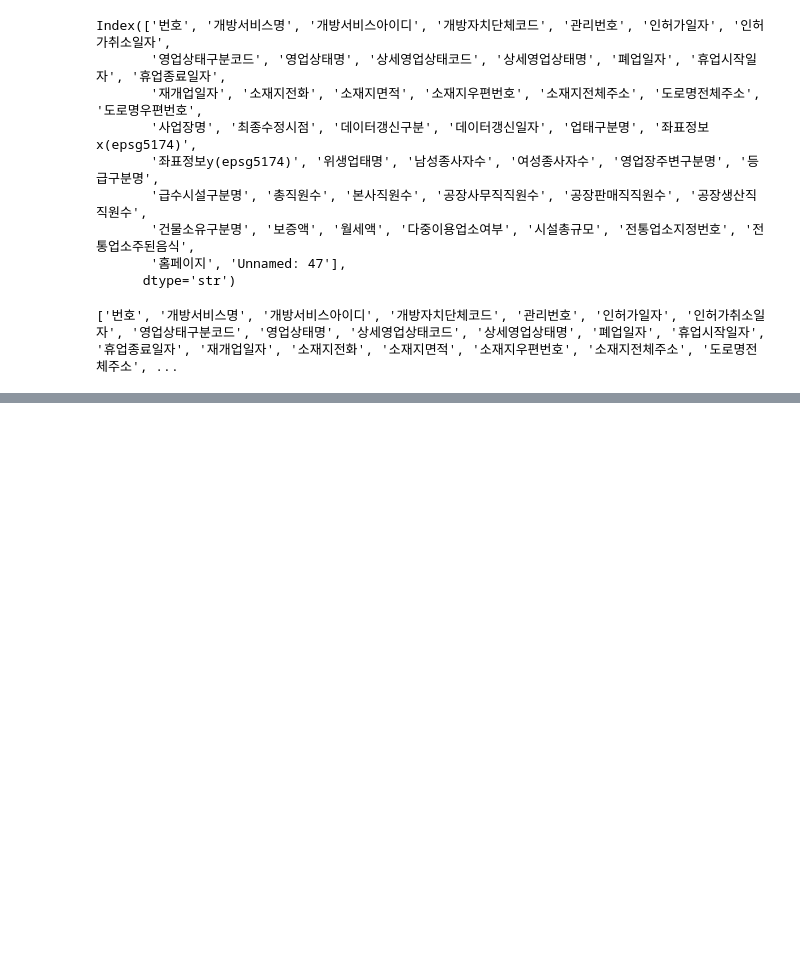
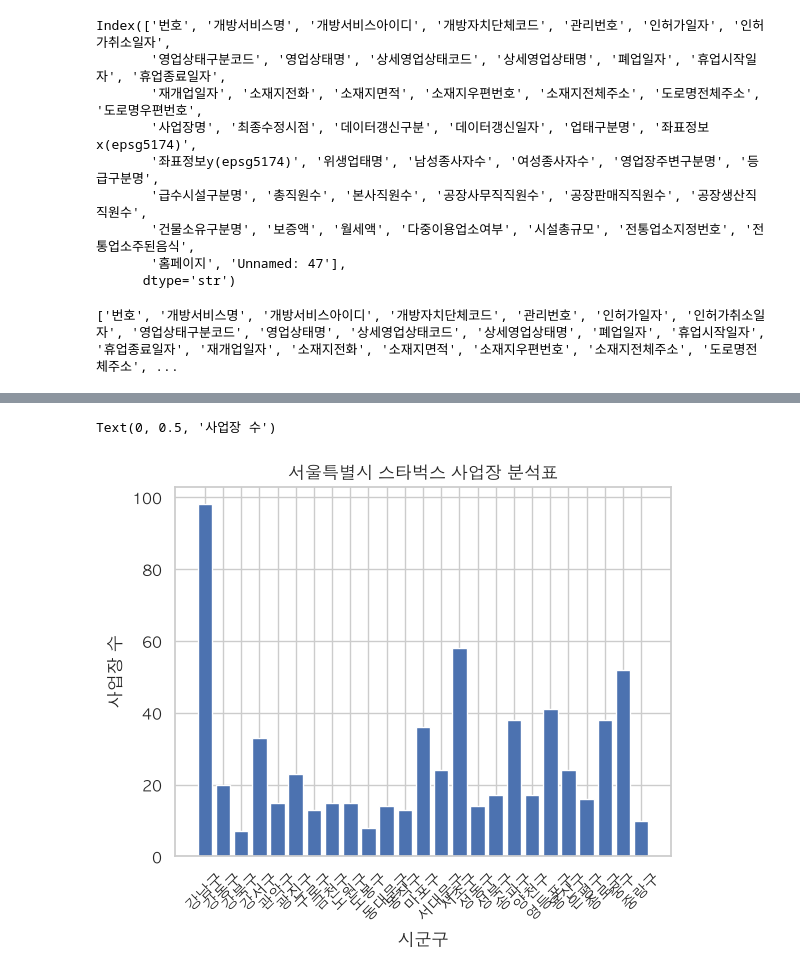
Before and after one commit to defendersunbin/shieldus_education, a Jupyter notebook: Chapter4.ipynb, the cells around one changed output, grey strips where cells are left out. Drawn from its saved outputs; the diff is of its cells as text; code cells hidden in the pictures; blank space fills up the shorter version.

```diff
--- a/Chapter4.ipynb
+++ b/Chapter4.ipynb
@@ -225,0 +294,3 @@ print(df.columns.to_list())
+# %%
+df_4 = df_3[df_3['사업장명'].str.contains('스타벅스')]
+df_4
@@ -225,0 +311,3 @@ print(df.columns.to_list())
+# %%
+df_5 = df_4[df_4['영업상태명'] != '폐업']
+df_5
@@ -225,0 +328,4 @@ print(df.columns.to_list())
+# %%
+#시군구 열 추가 소재지전체주소[1] => 구별로 매장이 몇개씩 있는지?
+df_5.loc[:, '시군구'] = df_5['소재지전체주소'].str.split().str[1]
+df_5
@@ -225,0 +346,4 @@ print(df.columns.to_list())
+# %%
+#~별 -> 그룹핑
+df_6 = df_5.groupby('시군구').size().reset_index(name='사업장수')
+df_6
@@ -225,0 +368,12 @@ print(df.columns.to_list())
+# %%
+plt.bar(
+    df_6['시군구'],
+    df_6['사업장수']
+)
+plt.xticks(rotation=45)
+plt.title('서울특별시 스타벅스 사업장 분석표')
+plt.xlabel('시군구')
+plt.ylabel('사업장 수')
+# %% [output]
+Text(0, 0.5, '사업장 수')
+[figure, added]
```
Also changed, not shown: parts of 10 cells of this notebook, 2 other files.
